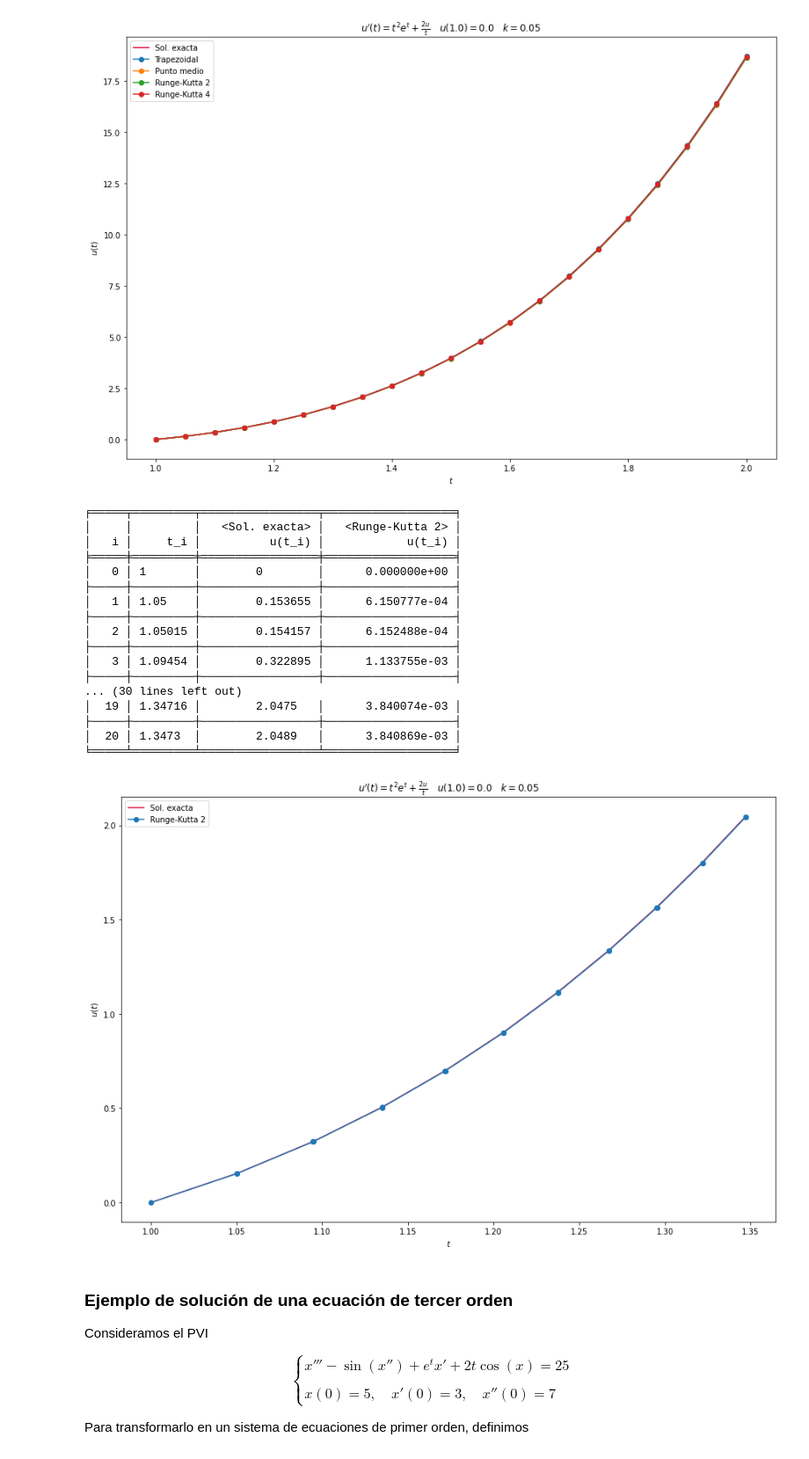
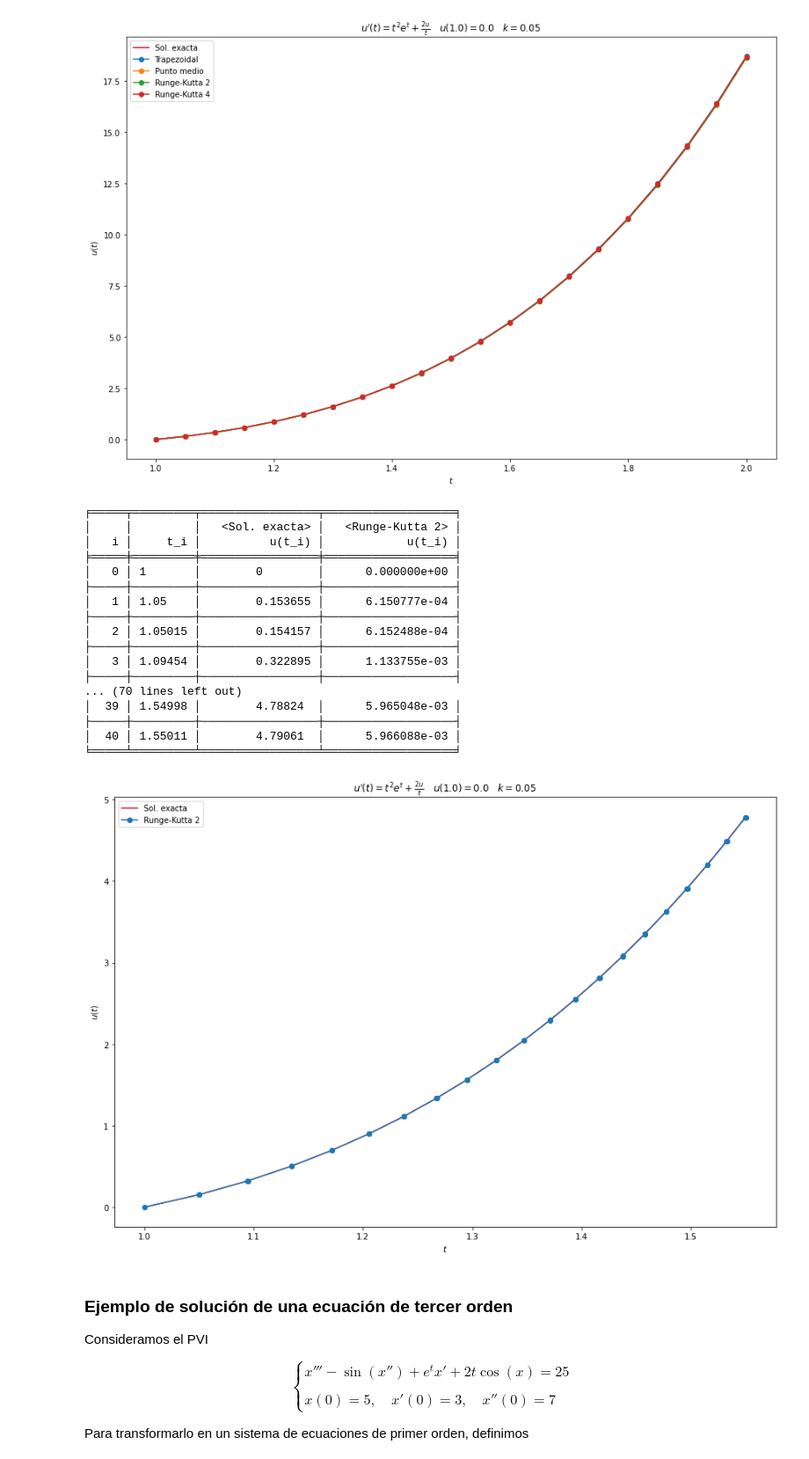
Before and after one commit to GhosthoundMX30/Codigos-SNEDP, a Jupyter notebook: MetodosRKSolEDO.ipynb, the cells around one changed output. Shown at 88% size. Drawn from its saved outputs; the diff is of its cells as text; code cells hidden in the pictures.

```diff
--- a/MetodosRKSolEDO.ipynb
+++ b/MetodosRKSolEDO.ipynb
@@ -368,7 +368,7 @@ plt.show()
 t0 = 1.
 U0 = 0.
 k = 0.05
-M = 20
+M = 40
 fmt = 'fancy_grid'
 
 t,U = RK2Embd(f,t0,U0,k,M,FixedStep=False,tol=1e-4)
@@ -387,37 +387,37 @@ plt.plot(t,U,'-o',label = 'Runge-Kutta 2')
 
 hdr = ['\ni','\nt_i','<Sol. exacta>\nu(t_i)','<Runge-Kutta 2>\nu(t_i)']
 fmtTabla = ['g','g','.6g','.6e']
 
 # Imprimimos la tabla de resultados con los errores
 print(tabulate(T, headers=hdr,tablefmt=fmt, floatfmt = fmtTabla))
 
 #Grafica de comparación
 ax = plt.gca()
 ax.set_xlabel('$t$')
 ax.set_ylabel('$u(t)$')
 s = sp.latex(sp.sympify(f_str))
 ax.set_title("$u'(t) = " + s + f"\quad u({t0}) = {U0}\quad k={k}$")
 ax.legend()
 plt.show()
 # %% [output]
 ╒═════╤═════════╤═════════════════╤═══════════════════╕
 │     │         │   <Sol. exacta> │   <Runge-Kutta 2> │
 │   i │     t_i │          u(t_i) │            u(t_i) │
 ╞═════╪═════════╪═════════════════╪═══════════════════╡
 │   0 │ 1       │        0        │      0.000000e+00 │
 ├─────┼─────────┼─────────────────┼───────────────────┤
 │   1 │ 1.05    │        0.153655 │      6.150777e-04 │
 ├─────┼─────────┼─────────────────┼───────────────────┤
 │   2 │ 1.05015 │        0.154157 │      6.152488e-04 │
 ├─────┼─────────┼─────────────────┼───────────────────┤
 │   3 │ 1.09454 │        0.322895 │      1.133755e-03 │
 ├─────┼─────────┼─────────────────┼───────────────────┤
-... (30 lines left out)
-│  19 │ 1.34716 │        2.0475   │      3.840074e-03 │
+... (70 lines left out)
+│  39 │ 1.54998 │        4.78824  │      5.965048e-03 │
 ├─────┼─────────┼─────────────────┼───────────────────┤
-│  20 │ 1.3473  │        2.0489   │      3.840869e-03 │
+│  40 │ 1.55011 │        4.79061  │      5.966088e-03 │
 ╘═════╧═════════╧═════════════════╧═══════════════════╛
-[figure, old version]
+[figure, new version]
 # %% [markdown]
 ### Ejemplo de solución de una ecuación de tercer orden
 
```
